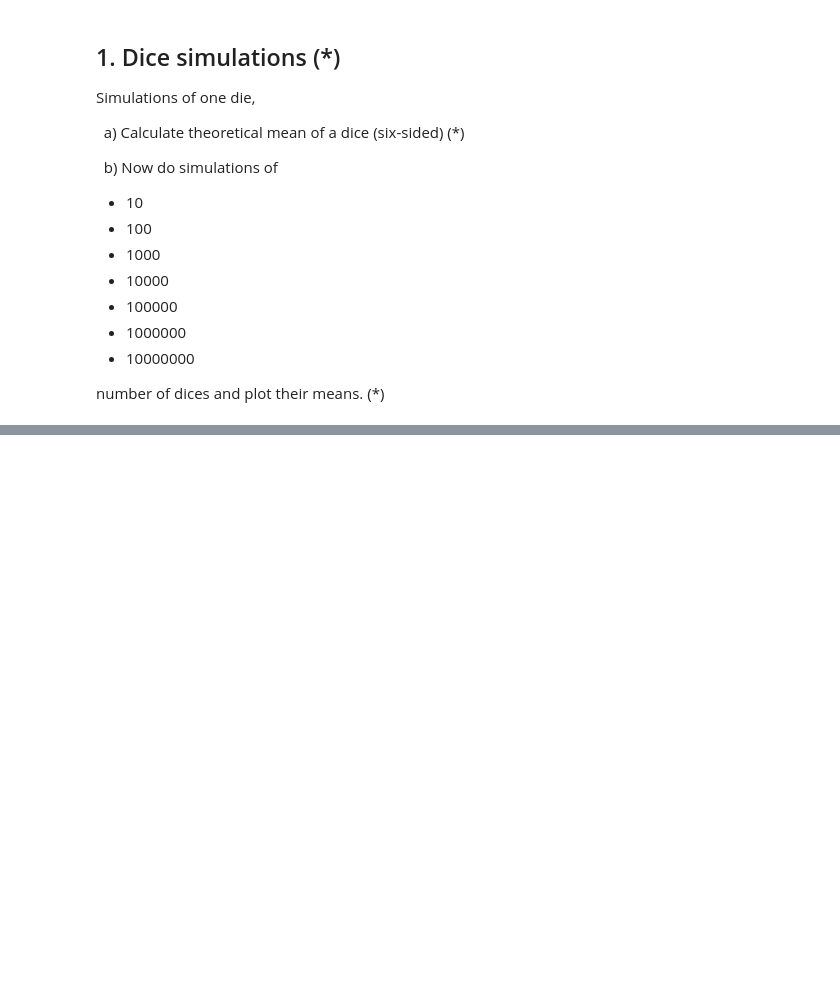
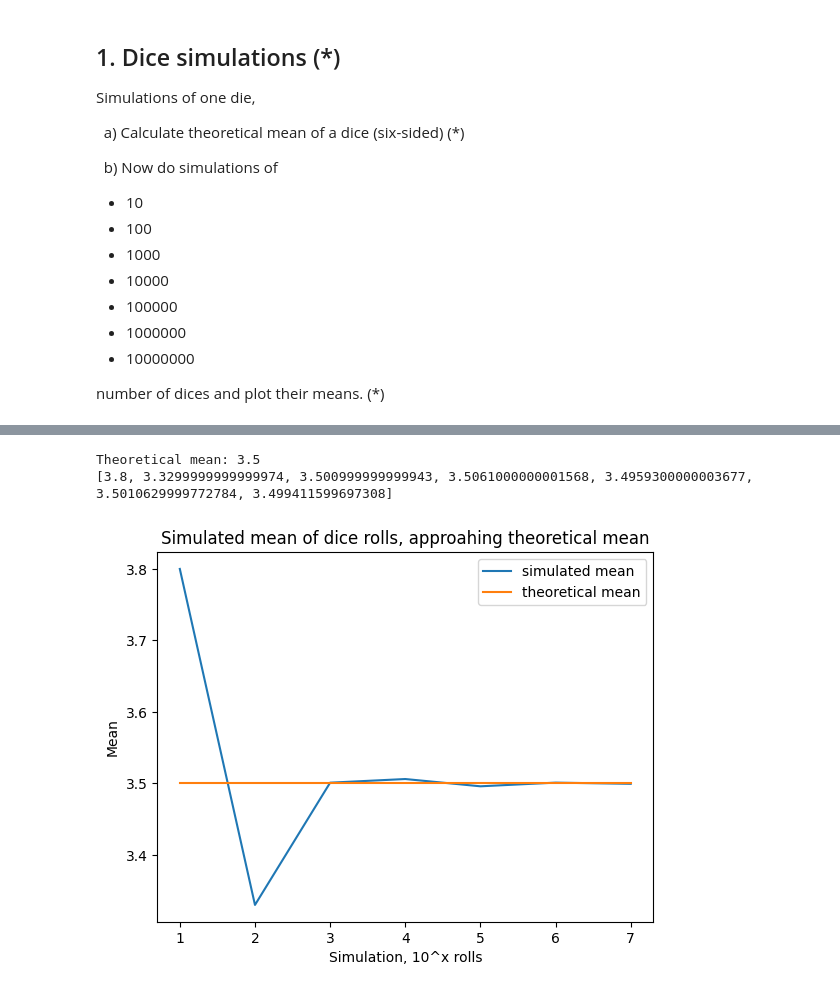
Before and after one commit to Andreas-Svensson/python, a Jupyter notebook: Exercises/E10-numpy.ipynb, the cells around one changed output, grey strips where cells are left out. Cells and saved outputs as stored; diff of their text form; code cells hidden in the pictures; blank space fills up the shorter version.

```diff
--- a/Exercises/E10-numpy.ipynb
+++ b/Exercises/E10-numpy.ipynb
@@ -54,0 +55,34 @@ plt.ylabel("Mean"); # name y-axis
+# %%
+import matplotlib.pyplot as plt
+import numpy as np
+
+sets_of_simulations = 7 # amount of sets of die roll simulations, rolls number_of_simulations dice
+number_of_simulations = 10 # this is incremented by *10 for each set
+sided_die = 6 # what kind of die to be rolled (6 = 6-side sided die etc.)
+
+simulation_number = []
+
+theoretical_mean = sum(range(sided_die + 1)) / sided_die
+print(f"Theoretical mean: {theoretical_mean}")
+
+mean_outcome_of_simulations = [0 for set in range(sets_of_simulations)]
+
+for set in range(sets_of_simulations):
+    mean_outcome_of_simulations[set] = sum(np.random.randint(1, sided_die + 1, number_of_simulations) / number_of_simulations)
+    simulation_number.append(number_of_simulations)
+    number_of_simulations *= 10
+
+x = [x + 1 for x in range(sets_of_simulations)]
+print(mean_outcome_of_simulations)
+plt.plot(x, mean_outcome_of_simulations, label = "simulated mean")
+plt.plot(x, [theoretical_mean] * sets_of_simulations, label = "theoretical mean");
+
+plt.legend()
+
+plt.title("Simulated mean of dice rolls, approahing theoretical mean")# name title of graph
+plt.xlabel("Simulation, 10^x rolls") # name x-axis
+plt.ylabel("Mean"); # name y-axis
+# %% [output]
+Theoretical mean: 3.5
+[3.8, 3.3299999999999974, 3.500999999999943, 3.5061000000001568, 3.4959300000003677, 3.5010629999772784, 3.499411599697308]
+[figure, added]
```
Also changed, not shown: parts of 5 cells of this notebook.
